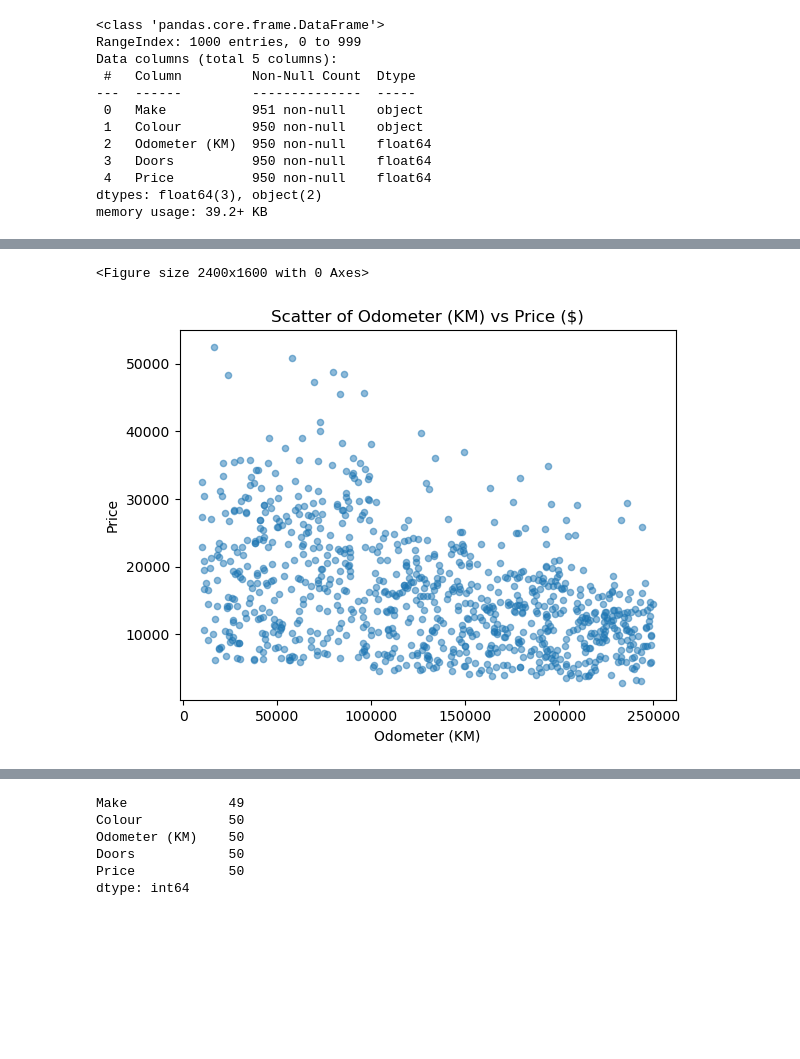
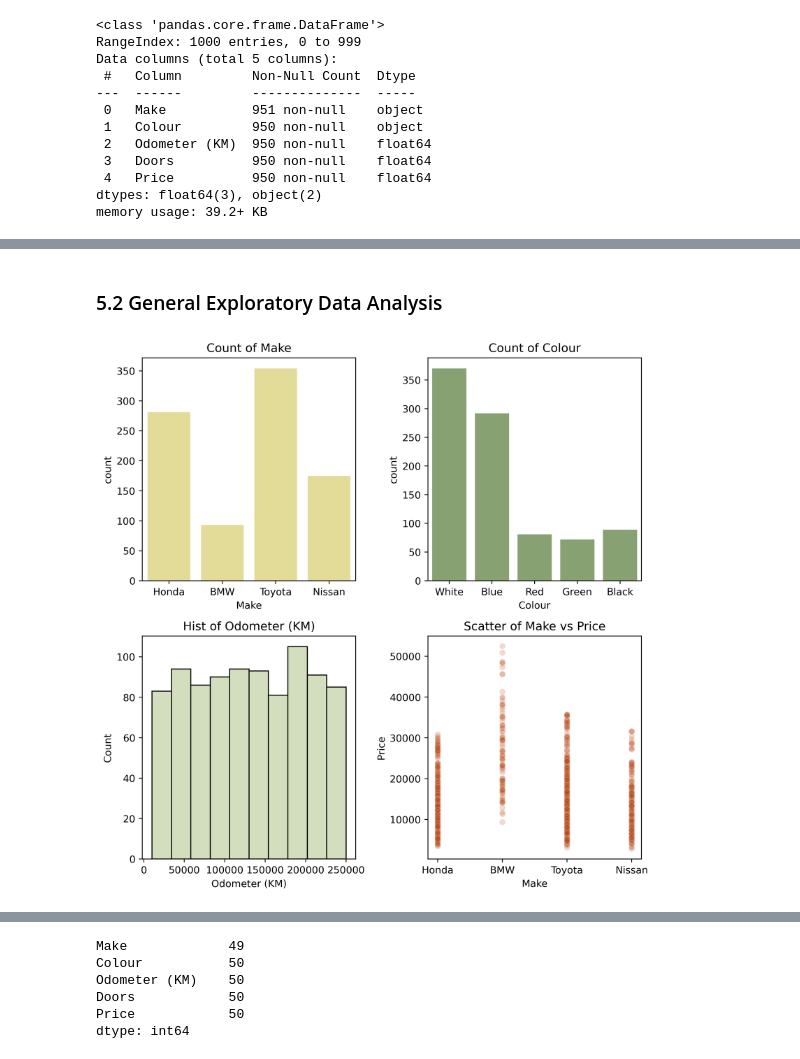
Before and after one commit to ChestahCheetos/CarSalesRegression, a Jupyter notebook: Car Sales Regression.ipynb, the cells around one changed output, grey strips where cells are left out. Saved outputs shown, nothing was run; the diff lists cells and outputs as text; code cells hidden in the pictures; blank space fills up the shorter version.

```diff
--- a/Car Sales Regression.ipynb
+++ b/Car Sales Regression.ipynb
@@ -87,11 +67,27 @@ Text(0.5, 1.0, 'Histogram of Odometer (KM)')
-# %%
-plt.figure(figsize=(12,8), dpi=200);
-
-car_sales.plot.scatter(x = "Odometer (KM)", y = "Price", alpha = 0.5);
-plt.title("Scatter of Odometer (KM) vs Price ($)");
-# %% [output]
-<Figure size 2400x1600 with 0 Axes>
-[figure, removed]
+# %% [markdown]
+### 5.2 General Exploratory Data Analysis
+# %%
+# Create the four figures
+fig, axes = plt.subplots(2, 2, figsize=(8,8), dpi=400)
+
+# Create the plots individually
+sns.countplot(data = car_sales, x = car_sales["Make"], ax = axes[0,0], color = '#F0E68C')
+axes[0,0].set_title("Count of Make")
+
+sns.countplot(data = car_sales, x = car_sales["Colour"], ax = axes[0,1], color = '#87A96B')
+axes[0,1].set_title("Count of Colour")
+
+sns.histplot(data = car_sales, x = car_sales["Odometer (KM)"], ax = axes[1,0], bins=10, color = '#C3D3A8')
+axes[1,0].set_title("Hist of Odometer (KM)")
+
+sns.scatterplot(data = car_sales, x = car_sales["Make"], y = car_sales["Price"], ax = axes[1,1], alpha = 0.2, color = '#B7410E')
+axes[1,1].set_title("Scatter of Make vs Price")
+
+plt.tight_layout()
+
+plt.show();
+# %% [output]
+[figure, added]
 # %%
 plt.figure(figsize=(12,8), dpi=400)
 
```
Also changed, not shown: parts of 69 cells of this notebook, 2 other files.
